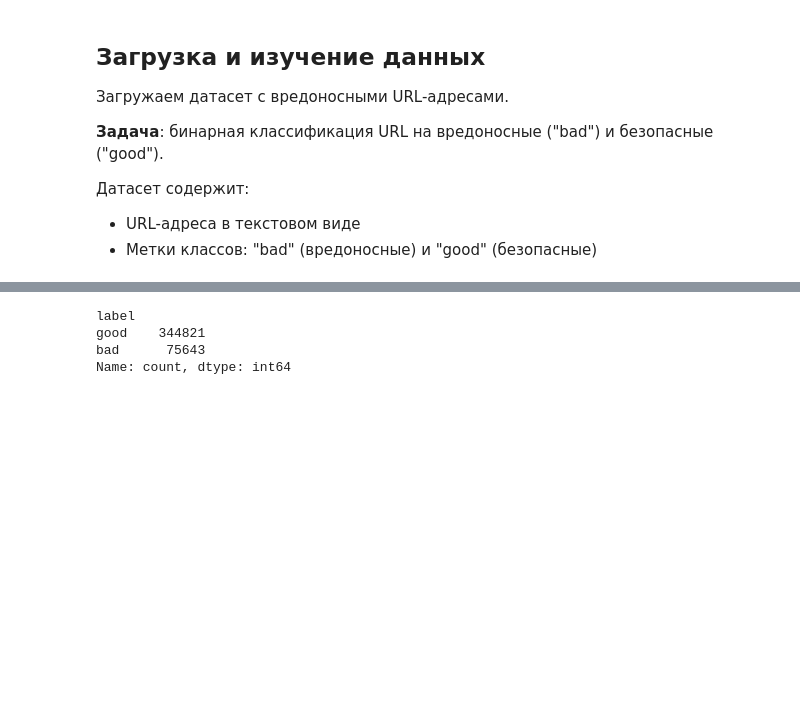
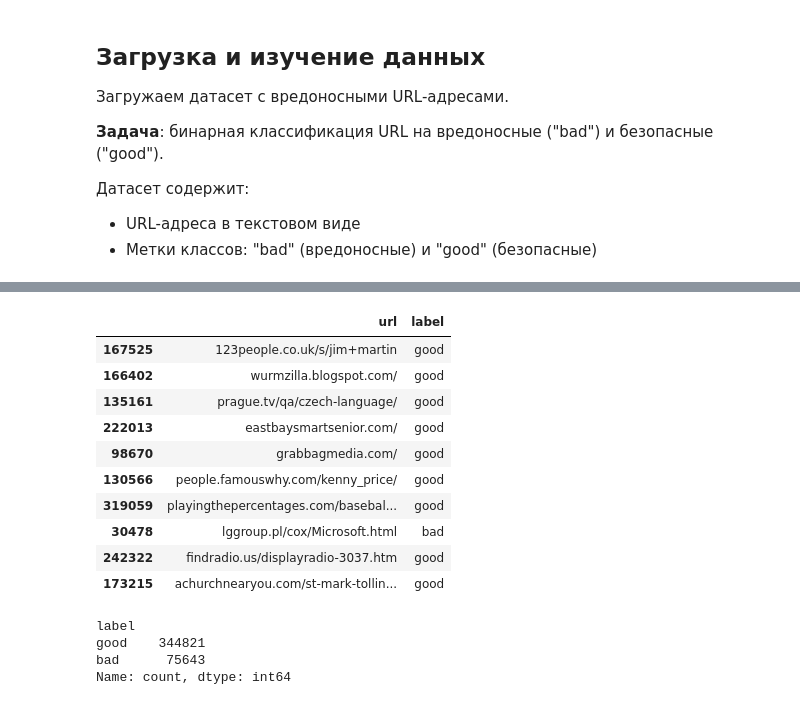
Before and after one commit to NickOsipov/otus-validation, a Jupyter notebook: notebooks/work.ipynb, the cells around one changed output, grey strips where cells are left out. Saved outputs shown, nothing was run; the diff lists cells and outputs as text; code cells hidden in the pictures; blank space fills up the shorter version.

```diff
--- a/notebooks/work.ipynb
+++ b/notebooks/work.ipynb
@@ -65,3 +68,17 @@ df.head(10)
+# %%
+df.sample(10)
+# %% [output]
+|  | url | label |
+| 167525 | 123people.co.uk/s/jim+martin | good |
+| 166402 | wurmzilla.blogspot.com/ | good |
+| 135161 | prague.tv/qa/czech-language/ | good |
+| 222013 | eastbaysmartsenior.com/ | good |
+| 98670 | grabbagmedia.com/ | good |
+| 130566 | people.famouswhy.com/kenny_price/ | good |
+| 319059 | playingthepercentages.com/basebal... | good |
+| 30478 | lggroup.pl/cox/Microsoft.html | bad |
+| 242322 | findradio.us/displayradio-3037.htm | good |
+| 173215 | achurchnearyou.com/st-mark-tollin... | good |
 # %%
 df['label'].value_counts()
 # %% [output]
```
Also changed, not shown: parts of 33 cells of this notebook.
